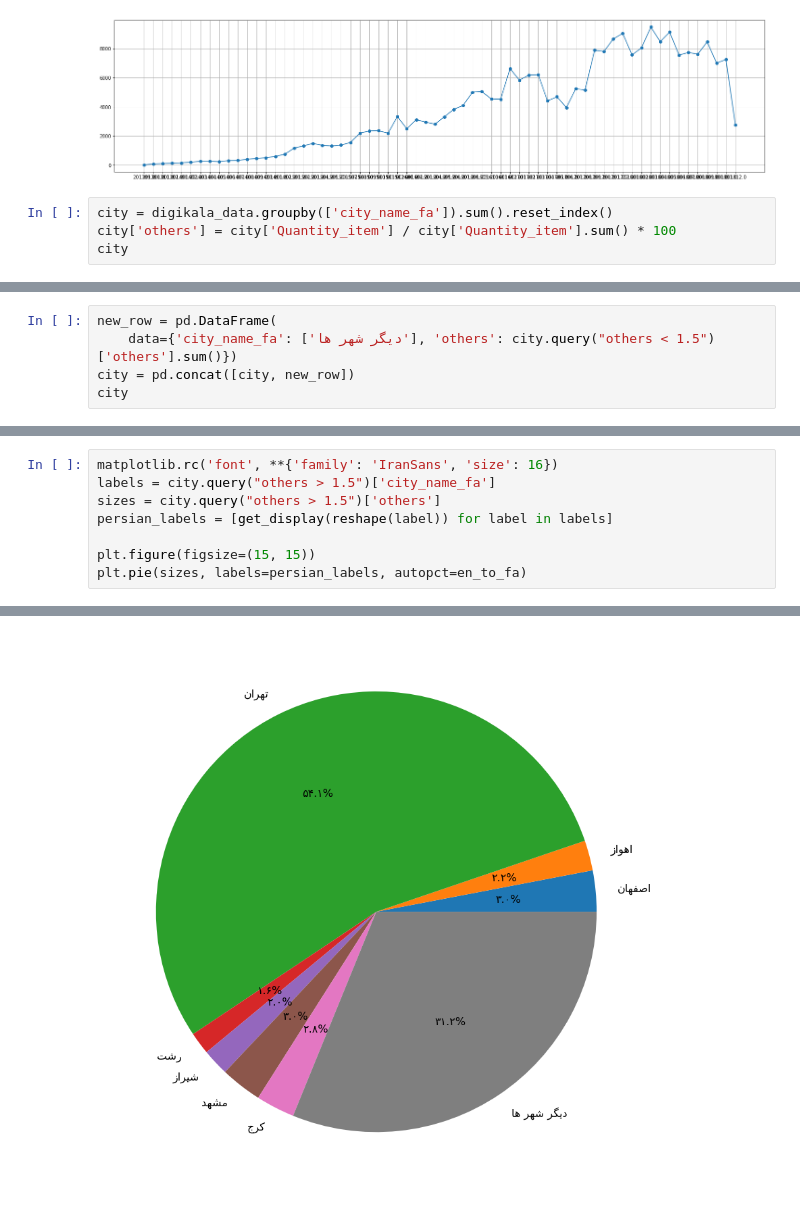
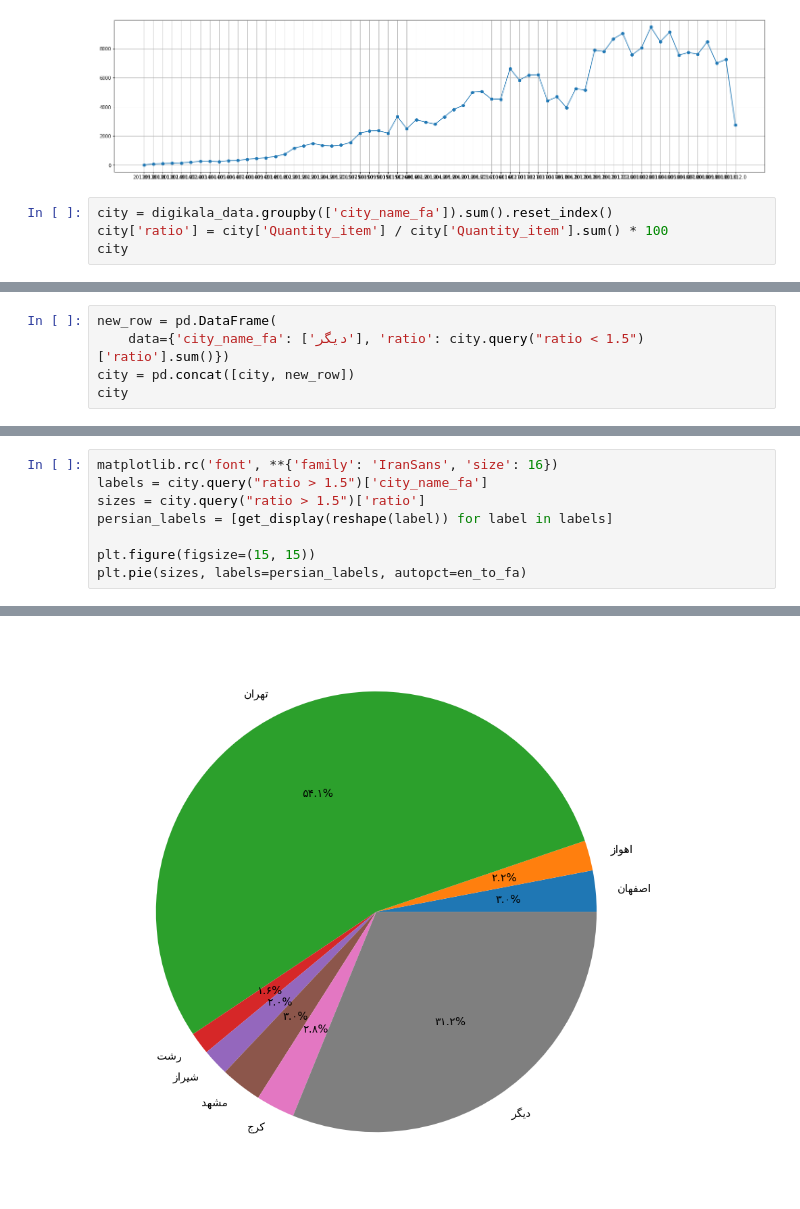
Before and after one commit to HosseinSadeghi-dev/machine-learning, a Jupyter notebook: Digikala/Digikala.ipynb, the cells around one changed output, grey strips where cells are left out. Saved outputs shown, nothing was run; the diff lists cells and outputs as text.

```diff
--- a/Digikala/Digikala.ipynb
+++ b/Digikala/Digikala.ipynb
@@ -66,6 +66,6 @@ plt.grid()
 [figure]
 # %%
 city = digikala_data.groupby(['city_name_fa']).sum().reset_index()
-city['others'] = city['Quantity_item'] / city['Quantity_item'].sum() * 100
+city['ratio'] = city['Quantity_item'] / city['Quantity_item'].sum() * 100
 city
 # %% [output]
@@ -84,7 +84,7 @@ city
 896 rows × 6 columns
 # %%
 new_row = pd.DataFrame(
-    data={'city_name_fa': ['دیگر شهر ها'], 'others': city.query("others < 1.5")['others'].sum()})
+    data={'city_name_fa': ['دیگر'], 'ratio': city.query("ratio < 1.5")['ratio'].sum()})
 city = pd.concat([city, new_row])
 city
 # %% [output]
@@ -103,28 +103,28 @@ city
 897 rows × 6 columns
 # %%
 matplotlib.rc('font', **{'family': 'IranSans', 'size': 16})
-labels = city.query("others > 1.5")['city_name_fa']
-sizes = city.query("others > 1.5")['others']
+labels = city.query("ratio > 1.5")['city_name_fa']
+sizes = city.query("ratio > 1.5")['ratio']
 persian_labels = [get_display(reshape(label)) for label in labels]
 
 plt.figure(figsize=(15, 15))
 plt.pie(sizes, labels=persian_labels, autopct=en_to_fa)
 # %% [output]
 ([<matplotlib.patches.Wedge at 0x...>,
   <matplotlib.patches.Wedge at 0x...>,
   <matplotlib.patches.Wedge at 0x...>,
   <matplotlib.patches.Wedge at 0x...>,
   <matplotlib.patches.Wedge at 0x...>,
   <matplotlib.patches.Wedge at 0x...>,
   <matplotlib.patches.Wedge at 0x...>,
   <matplotlib.patches.Wedge at 0x...>],
  [Text(1.0950757665858704, 0.10396665540628323, 'ﻥﺎﻬﻔﺻﺍ'),
   Text(1.0633913672175386, 0.2814228138001861, 'ﺯﺍﻮﻫﺍ'),
   Text(-0.48681747623817967, 0.9864120563076515, 'ﻥﺍﺮﻬﺗ'),
   Text(-0.8823143021165603, -0.6569029397715979, 'ﺖﺷﺭ'),
 ... (8 lines left out)
   Text(-0.43788995503617173, -0.4101857960466446, '۲.۰%'),
   Text(-0.36842047573962233, -0.47356768582304076, '۳.۰%'),
   Text(-0.27521745405034753, -0.5331560306195972, '۲.۸%'),
   Text(0.33470603306264796, -0.4979677413562706, '۳۱.۲%')])
-[figure, old version]
+[figure, new version]
```
Also changed, not shown: parts of 2 cells of this notebook.
